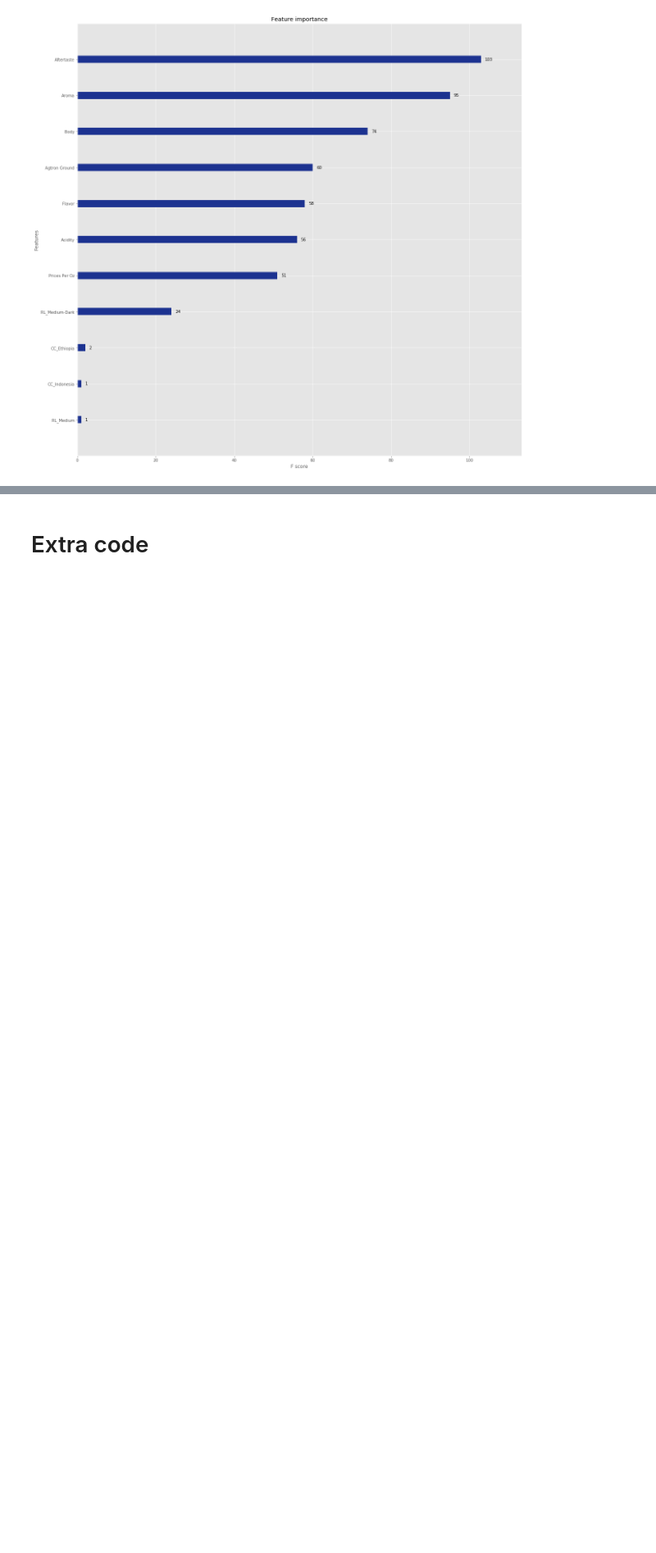
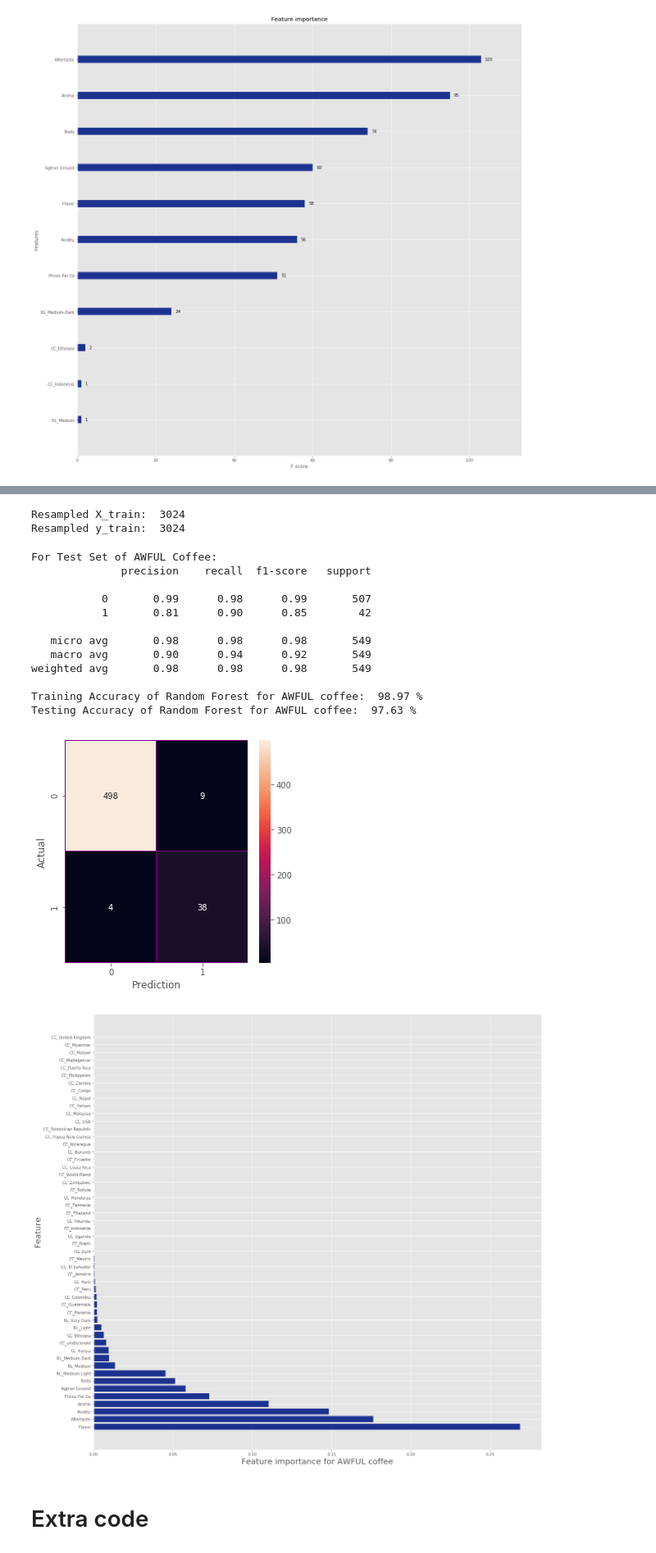
Before and after one commit to AnnikaNoren/dsc-capstone-project-v2-online-ds-pt-071519, a Jupyter notebook: modeling_coffee_reviews.ipynb, the cells around one changed output, grey strips where cells are left out. Shown: that part at 82% size. Cells and saved outputs as stored; diff of their text form; code cells hidden in the pictures; blank space fills up the shorter version.

```diff
--- a/modeling_coffee_reviews.ipynb
+++ b/modeling_coffee_reviews.ipynb
@@ -578,3 +616,29 @@ Testing Accuracy of XGBoost for AWFUL coffee: 99.45%
+# %%
+smote = SMOTE()
+X_train_resampled, y_train_resampled = smote.fit_sample(X_train, y_train)
+# %%
+print("Resampled X_train: ", len(X_train_resampled))
+print("Resampled y_train: ", len(y_train_resampled))
+# %% [output]
+Resampled X_train:  3024
+Resampled y_train:  3024
+# %%
+rfs_acc_tr, rfs_acc_te = rf_model(X_train_resampled,y_train_resampled,X_test, y_test, "AWFUL")
+# %% [output]
+For Test Set of AWFUL Coffee:
+              precision    recall  f1-score   support
+
+           0       0.99      0.98      0.99       507
+           1       0.81      0.90      0.85        42
+
+   micro avg       0.98      0.98      0.98       549
+   macro avg       0.90      0.94      0.92       549
+weighted avg       0.98      0.98      0.98       549
+
+Training Accuracy of Random Forest for AWFUL coffee:  98.97 %
+Testing Accuracy of Random Forest for AWFUL coffee:  97.63 %
+[figure, added]
+[figure, added]
 # %% [markdown]
 # Extra code
 # %%
```
Also changed, not shown: parts of 7 cells of this notebook, 8 other files.
